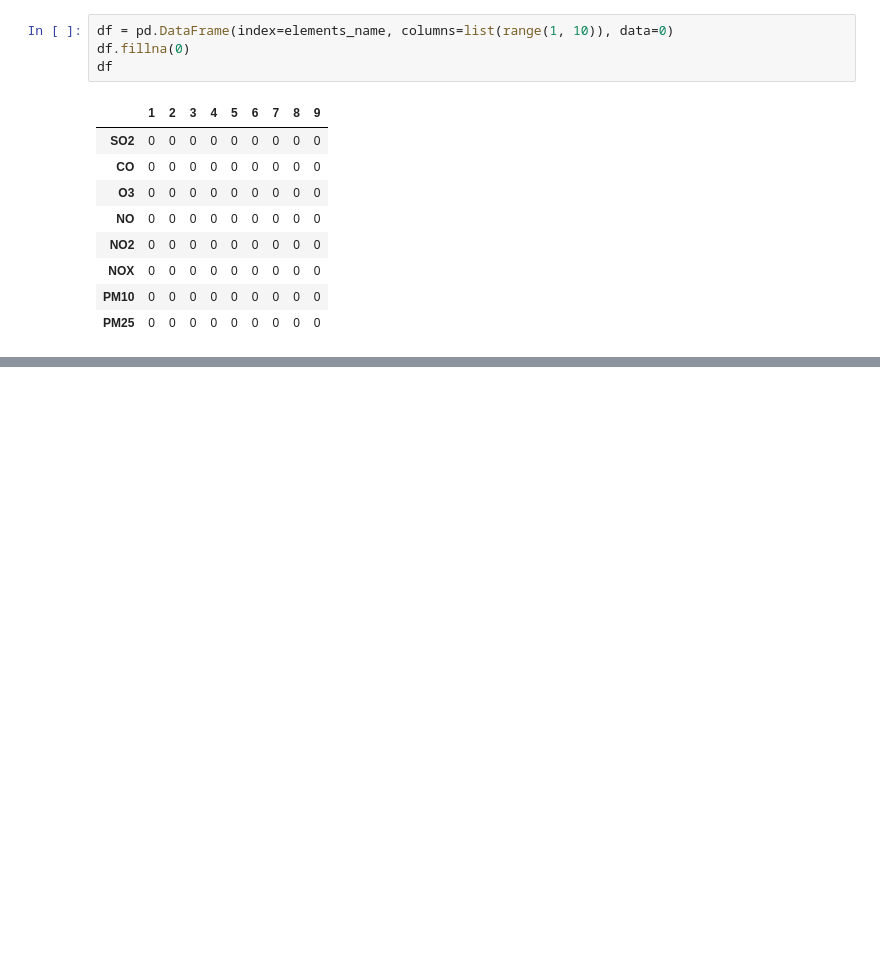
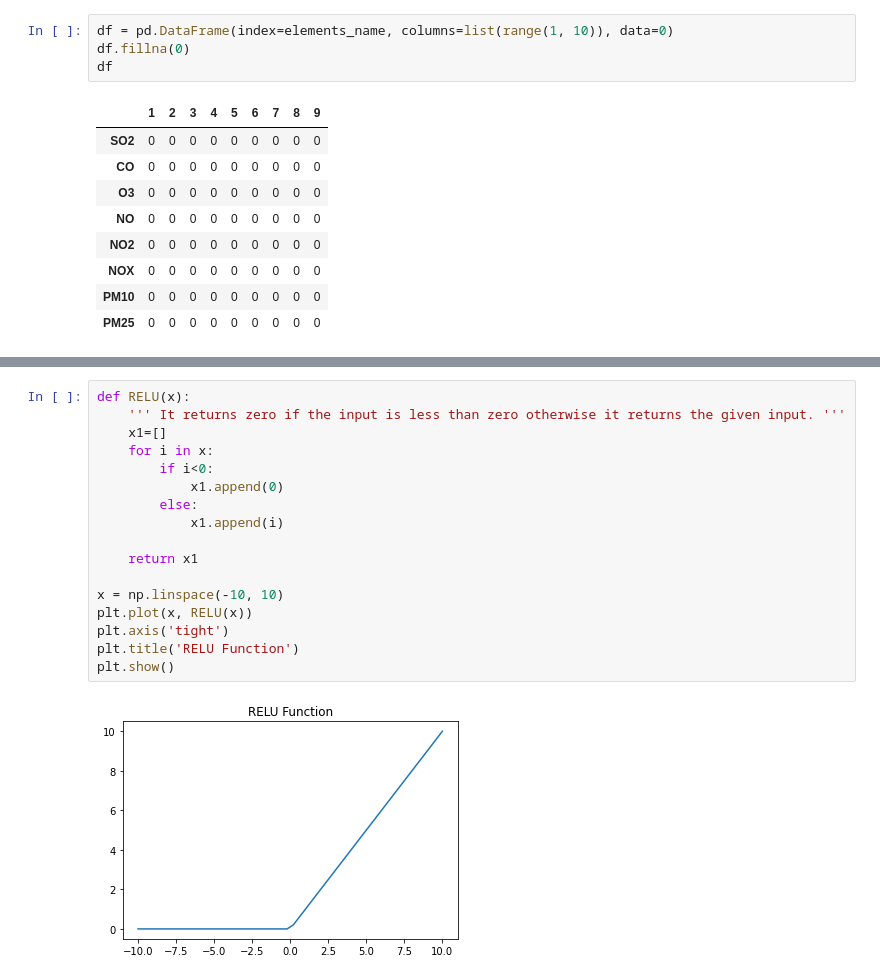
Before and after one commit to Yanghojun/Juneer_deeplearning_cookbook, a Jupyter notebook: data/NIER_dataset/data_experiment.ipynb, the cells around one changed output, grey strips where cells are left out. Drawn from its saved outputs; the diff is of its cells as text; blank space fills up the shorter version.

```diff
--- a/data/NIER_dataset/data_experiment.ipynb
+++ b/data/NIER_dataset/data_experiment.ipynb
@@ -333,0 +372,19 @@ result
+# %%
+def RELU(x):
+    ''' It returns zero if the input is less than zero otherwise it returns the given input. '''
+    x1=[]
+    for i in x:
+        if i<0:
+            x1.append(0)
+        else:
+            x1.append(i)
+
+    return x1
+
+x = np.linspace(-10, 10)
+plt.plot(x, RELU(x))
+plt.axis('tight')
+plt.title('RELU Function')
+plt.show()
+# %% [output]
+[figure, added]
```
Also changed, not shown: parts of 5 cells of this notebook.
